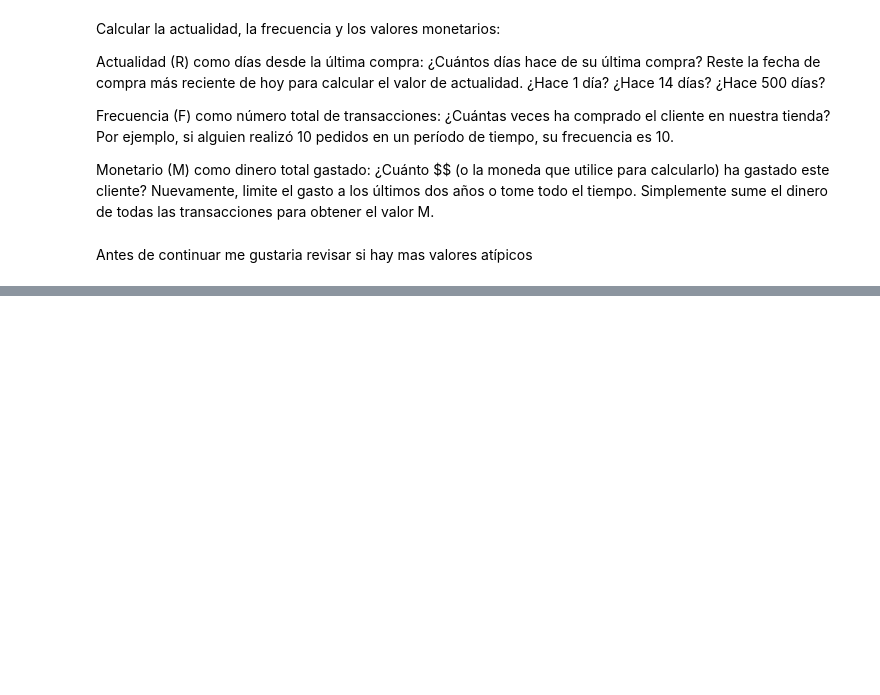
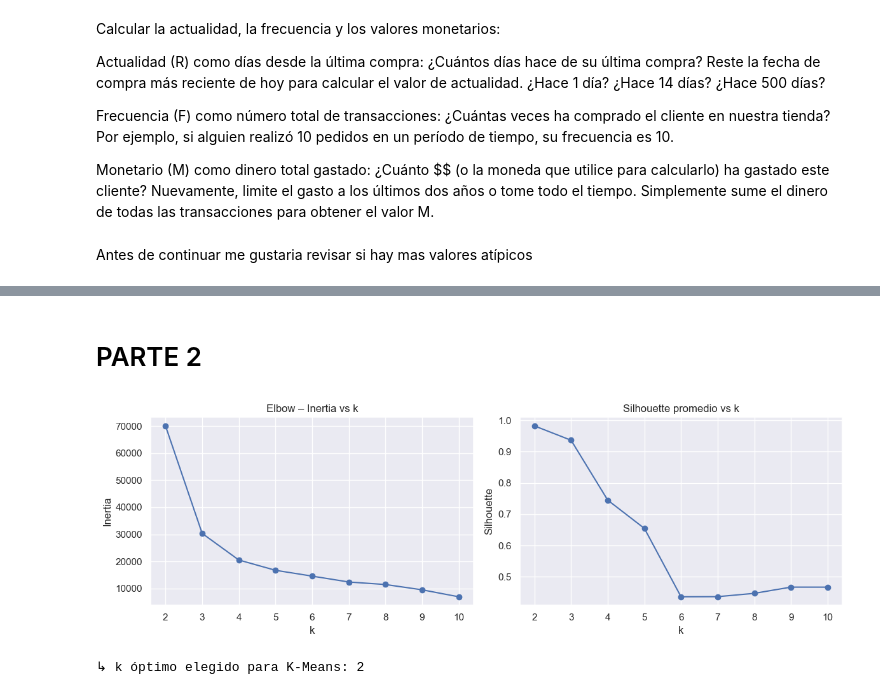
Before and after one commit to alvarotoledo01/Parcial2_OnlineRetail, a Jupyter notebook: notebook.ipynb, the cells around one changed output, grey strips where cells are left out. Saved outputs shown, nothing was run; the diff lists cells and outputs as text; code cells hidden in the pictures; blank space fills up the shorter version.

Commit message:
ultimos cambios con clusters

```diff
--- a/notebook.ipynb
+++ b/notebook.ipynb
@@ -516,0 +578,77 @@ Registros potencialmente imposibles: 431
+# %% [markdown]
+# PARTE 2
+# %%
+# ================================================================
+#   PARTE 2 – APLICACIÓN DE CLUSTERING
+#   Requisitos:
+#     ▸ Usar ≥3 algoritmos (K-Means, Agglomerative, DBSCAN)
+#     ▸ Seleccionar nº de clusters / hiperparámetros con métricas
+#     ▸ Comparar resultados con Silhouette, Calinski-Harabasz,
+#       Davies-Bouldin
+# ================================================================
+
+from sklearn.cluster import KMeans, AgglomerativeClustering, DBSCAN
+from sklearn.metrics import (
+    silhouette_score,
+    calinski_harabasz_score,
+    davies_bouldin_score
+)
+from scipy.spatial.distance import pdist, squareform
+import numpy as np
+import matplotlib.pyplot as plt
+import seaborn as sns   # si no lo tenés: pip install seaborn
+
+# ---------------------------------------------------------------
+# Prepara matriz de características
+# ---------------------------------------------------------------
+features = rfm_final[["Recency_scaled", "Frequency_scaled", "Monetary_scaled"]].values
+
+# Función auxiliar para evaluar un modelo de clustering
+def evaluate_clustering(X, labels, algo_name=""):
+    """Devuelve dict con Silhouette, Calinski-Harabasz y Davies-Bouldin."""
+    # Evitar métricas si se produce un único cluster
+    if len(set(labels)) < 2 or (set(labels) == {-1}):
+        return {"Algoritmo": algo_name, "Clusters": len(set(labels)),
+                "Silhouette": np.nan, "Calinski": np.nan, "Davies": np.nan}
+    return {
+        "Algoritmo": algo_name,
+        "Clusters": len(set(labels)),
+        "Silhouette": silhouette_score(X, labels),
+        "Calinski": calinski_harabasz_score(X, labels),
+        "Davies": davies_bouldin_score(X, labels),
+    }
+
+# ---------------------------------------------------------------
+# 1. K-Means — Búsqueda de k óptimo (Elbow + Silhouette)
+# ---------------------------------------------------------------
+inertias, silhouettes = [], []
+K_RANGE = range(2, 11)
+
+for k in K_RANGE:
+    kmeans = KMeans(n_clusters=k, random_state=42, n_init="auto").fit(features)
+    inertias.append(kmeans.inertia_)
+    silhouettes.append(silhouette_score(features, kmeans.labels_))
+
+# Gráfica Elbow + Silhouette
+fig, ax = plt.subplots(1, 2, figsize=(12, 4))
+ax[0].plot(K_RANGE, inertias, marker="o")
+ax[0].set_title("Elbow – Inertia vs k")
+ax[0].set_xlabel("k")
+ax[0].set_ylabel("Inertia")
+
+ax[1].plot(K_RANGE, silhouettes, marker="o")
+ax[1].set_title("Silhouette promedio vs k")
+ax[1].set_xlabel("k")
+ax[1].set_ylabel("Silhouette")
+
+plt.tight_layout(); plt.show()
+
+# Elegimos el k con mejor trade-off (máx. silhouette ≈ codo)
+best_k = int(np.argmax(silhouettes) + 2)
+print(f"↳ k óptimo elegido para K-Means: {best_k}")
+
+kmeans_model = KMeans(n_clusters=best_k, random_state=42, n_init="auto").fit(features)
+eval_kmeans = evaluate_clustering(features, kmeans_model.labels_, "K-Means")
+# %% [output]
+[figure, added]
+↳ k óptimo elegido para K-Means: 2
```
Also changed, not shown: parts of 13 cells of this notebook.
